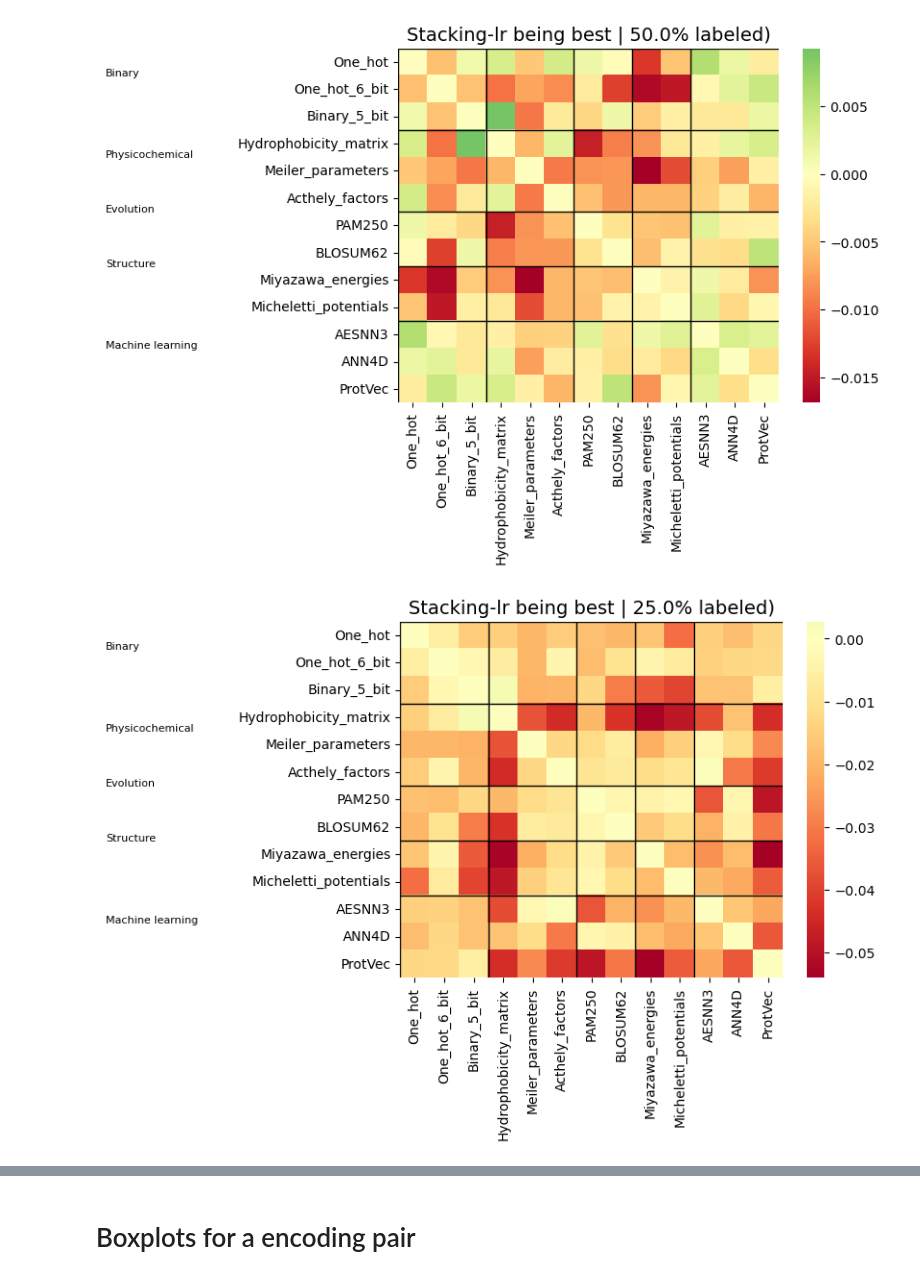
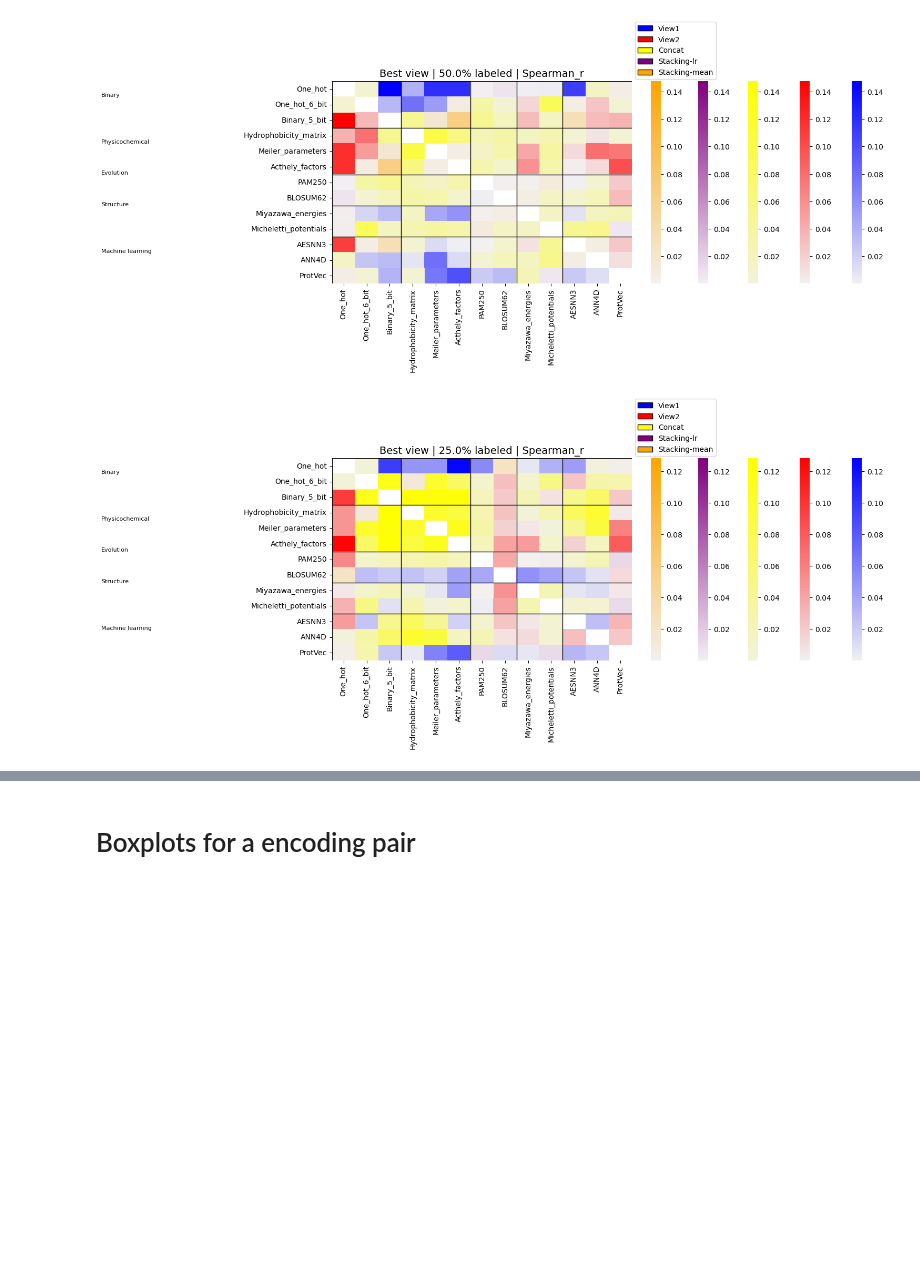
Before and after one commit to JoseBarbero/MultiencodingFitnessPrediction, a Jupyter notebook: Encodings/CombineEncodings_analysis_regression.ipynb, the cells around one changed output, grey strips where cells are left out. Drawn from its saved outputs; the diff is of its cells as text; code cells hidden in the pictures; blank space fills up the shorter version.

Commit message:
Absolute plots

```diff
--- a/Encodings/CombineEncodings_analysis_regression.ipynb
+++ b/Encodings/CombineEncodings_analysis_regression.ipynb
@@ -76,12 +109,11 @@ def get_one_vs_all_results(df, metric, encodings, view, views):
     # cotraining_vs_best_dict -> labeled_percentage -> k -> difference from cotraining auc to best
 
     # Getting mean results from kfold
-    comb = combinations(encodings, 2)
+    comb = permutations(encodings, 2)
     for enc1, enc2 in comb:
         one_vs_all_dict[(enc1, enc2)] = dict()
         for labeled_percentage in df['Labeled'].unique():
             means = dict()
-            means["CoTraining"] = df.loc[(df['Labeled'] == labeled_percentage) & (df['View'] == f"cotraining-{enc1}-{enc2}")][metric].mean()
             means["View1"] = df.loc[(df['Labeled'] == labeled_percentage) & (df['View'] == enc1)][metric].mean()
             means["View2"] = df.loc[(df['Labeled'] == labeled_percentage) & (df['View'] == enc2)][metric].mean()
             means["Concat"] = df.loc[(df['Labeled'] == labeled_percentage) & (df['View'] == f"concat-{enc1}-{enc2}")][metric].mean()
@@ -154,0 +277,15 @@ def create_heatmap_dict(one_vs_all_dict, labeled, view):
+# %%
+labeled_sizes =  [0.5, 0.25, 0.15, 0.1, 0.05, 0.03, 0.01]
+# labeled_sizes =  [0.1]
+for labeled_size in labeled_sizes:
+
+    views =  ["CoTraining", "Concat", "Stacking-mean", "View1", "View2"]
+    metric = "Spearman_r"   # "MSE", "Spearman_r" or "Spearman_tau"
+    individual_results_dict = {}
+    individual_results_dict["View1"] = create_heatmap_dict(get_individual_results(df, metric, encodings, "View1", views), labeled_size, "View1")
+    individual_results_dict["View2"] = create_heatmap_dict(get_individual_results(df, metric, encodings, "View2", views), labeled_size, "View2")
+    individual_results_dict["Concat"] = create_heatmap_dict(get_individual_results(df, metric, encodings, "Concat", views), labeled_size, "Concat")
+    individual_results_dict["Stacking-lr"] = create_heatmap_dict(get_individual_results(df, metric, encodings, "Stacking-lr", views), labeled_size, "Stacking-lr")
+    individual_results_dict["Stacking-mean"] = create_heatmap_dict(get_individual_results(df, metric, encodings, "Stacking-mean", views), labeled_size, "Stacking-mean")
+
+    create_heatmap_dict_best(individual_results_dict, labeled_size, metric)
@@ -155,17 +360,19 @@ def create_heatmap_dict(one_vs_all_dict, labeled, view):
 # %%
 labeled_sizes =  [0.5, 0.25, 0.15, 0.1, 0.05, 0.03, 0.01]
+# labeled_sizes =  [0.1]
 for labeled_size in labeled_sizes:
-    # CoTraining, Concat, Stacking-lr, Stacking-mean, View1 or View2
 
-    #view = "Concat"
-    view = "Stacking-lr"
+    views =  ["Concat", "Stacking-lr", "Stacking-mean", "View1", "View2"]
 
-    #views =  ["CoTraining", "Concat", "View1", "View2"]
-    views =  ["CoTraining", "Concat", "Stacking-mean", "View1", "View2"]
+    metric = "Spearman_r"   # "MSE", "Spearman_r" or "Spearman_tau"
+    one_vs_all_dict = {}
+    one_vs_all_dict["View1"] = create_heatmap_dict(get_one_vs_all_results(df, metric, encodings, "View1", views), labeled_size, "View1")
+    one_vs_all_dict["View2"] = create_heatmap_dict(get_one_vs_all_results(df, metric, encodings, "View2", views), labeled_size, "View2")
+    one_vs_all_dict["Concat"] = create_heatmap_dict(get_one_vs_all_results(df, metric, encodings, "Concat", views), labeled_size, "Concat")
+    one_vs_all_dict["Stacking-lr"] = create_heatmap_dict(get_one_vs_all_results(df, metric, encodings, "Stacking-lr", views), labeled_size, "Stacking-lr")
+    one_vs_all_dict["Stacking-mean"] = create_heatmap_dict(get_one_vs_all_results(df, metric, encodings, "Stacking-mean", views), labeled_size, "Stacking-mean")
 
-    #one_vs_all_dict = get_one_vs_all_results(df, "AUC", encodings, view, views)
-    one_vs_all_dict = get_one_vs_all_results(df, "Spearman_r", encodings, view, views)
-    create_heatmap_dict(one_vs_all_dict, labeled_size, view);
+    create_heatmap_dict_all_vs_all(one_vs_all_dict, labeled_size, metric)
 # %% [output]
-[figure, old version]
+[figure, new version]
-[figure, old version]
+[figure, new version]
```
Also changed, not shown: parts of 12 cells of this notebook, 3 other files.
